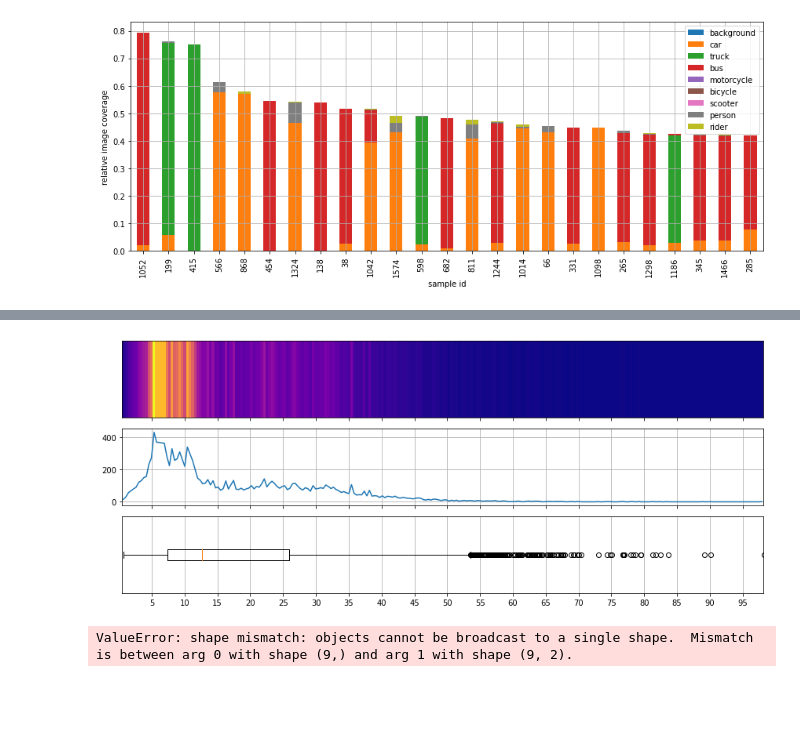
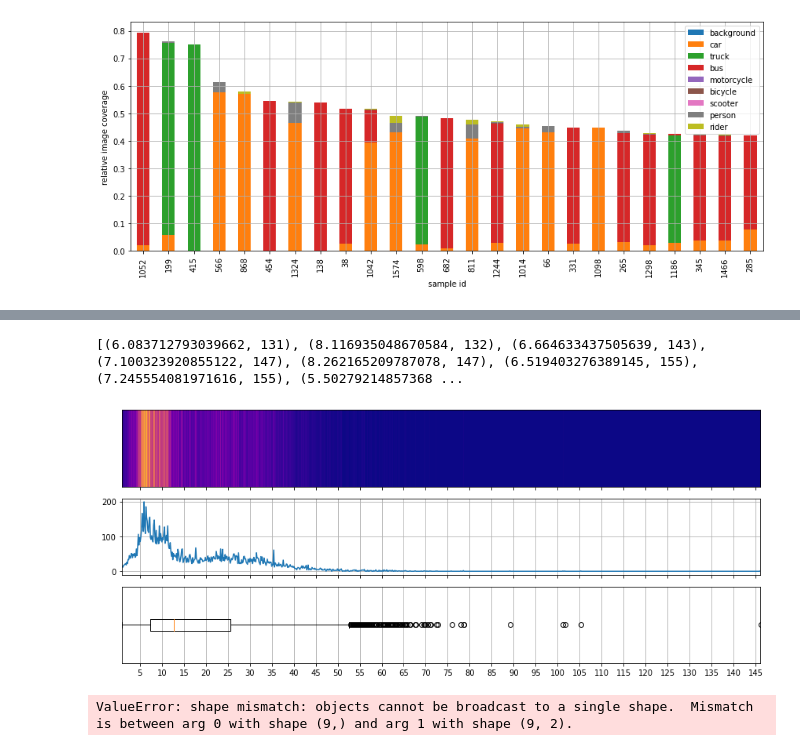
Before and after one commit to emilnebb/computer_vision-project, a Jupyter notebook: dataset_exploration/dataset_exploration.ipynb, the cells around one changed output, grey strips where cells are left out. Saved outputs shown, nothing was run; the diff lists cells and outputs as text; code cells hidden in the pictures; blank space fills up the shorter version.

```diff
--- a/dataset_exploration/dataset_exploration.ipynb
+++ b/dataset_exploration/dataset_exploration.ipynb
@@ -15,9 +15,8 @@ plt.savefig("top_25_bb_sizes.pdf")
 # %% [output]
 [figure]
 # %%
-
-# with open('aspect_ratios.json') as f:
-#     aspect_ratios = json.load(f)
+with open('aspect_ratios.json') as f:
+    aspect_ratios = json.load(f)
 
 # print(len(aspect_ratios))
 
@@ -54,38 +51,51 @@ plt.bar(*zip(*closestCommonAspectRatios))
 # %%
 import matplotlib.pyplot as plt
 from matplotlib.ticker import MultipleLocator
-import numpy as np; np.random.seed(1)
-plt.rcParams["figure.figsize"] = 5,2
+import json
 
-def getClosestCommonAspectRatio(ar):
-    return min(common_aspect_ratios, key=lambda x:abs(x[0]-ar))[1]
+with open('aspect_ratios.json') as f:
+    dimensions = json.load(f)
 
-y, x = np.histogram(aspect_ratios, bins=250)
+aspect_ratios = []
+for w, h in dimensions:
+    if w > h:
+        aspect_ratio = w / h
+    else:
+        aspect_ratio = h / w
+    aspect_ratios.append(aspect_ratio)
+
+
+y, x = np.histogram(aspect_ratios, bins=1000)
 x = x[:-1]
+
+combined = list(zip(x, y))
+combined.sort(key=lambda x: x[1])
+print(combined[-10:])
 
 fig, (ax1, ax2, ax3) = plt.subplots(nrows=3, sharex=True, figsize=(12, 5))
 ax1.xaxis.set_major_locator(MultipleLocator(5))
 
 
 extent = [x[0]-(x[1]-x[0])/2., x[-1]+(x[1]-x[0])/2.,0,1]
 ax1.imshow(y[np.newaxis,:], cmap="plasma", aspect="auto", extent=extent)
 ax1.set_yticks([])
 ax1.set_xlim(extent[0], extent[1])
 ax1.xaxis.set_major_locator(MultipleLocator(5))
 
 ax2.grid()
 ax2.plot(x,y)
 
 ax3.grid()
 ax3.boxplot(aspect_ratios, vert=False)
 ax3.set_yticks([])
 
 
 plt.tight_layout()
 plt.savefig('aspect_ratios.pdf')
 plt.show()
 # %% [output]
+[(6.083712793039662, 131), (8.116935048670584, 132), (6.664633437505639, 143), (7.100323920855122, 147), (8.262165209787078, 147), (6.519403276389145, 155), (7.245554081971616, 155), (5.50279214857368 ...
-[figure, old version]
+[figure, new version]
 # %%
 with open('total_class_counters.json') as f:
     data = json.load(f)
```
Also changed, not shown: parts of 3 cells of this notebook, 1 other file.
